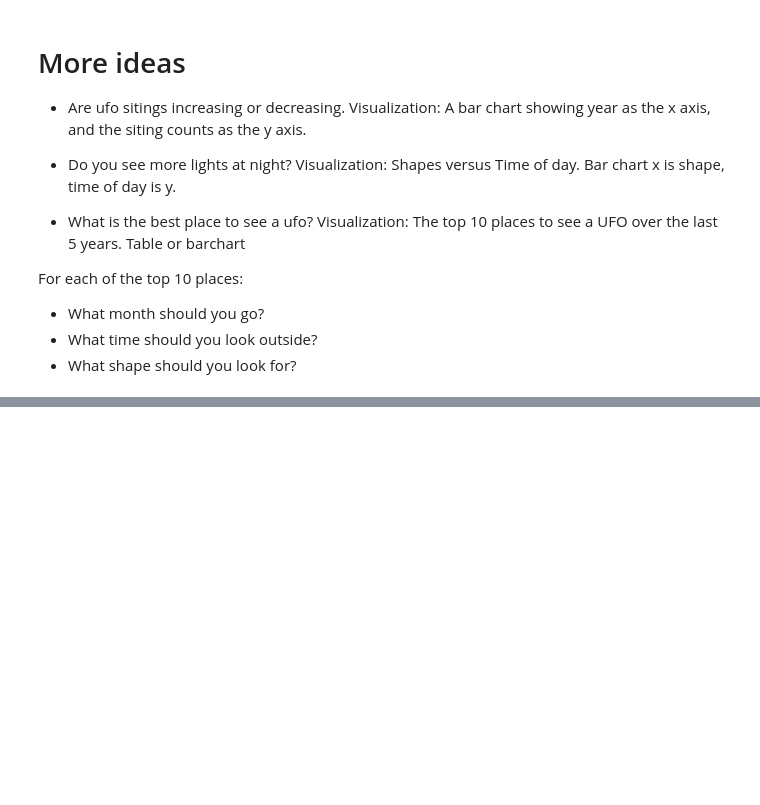
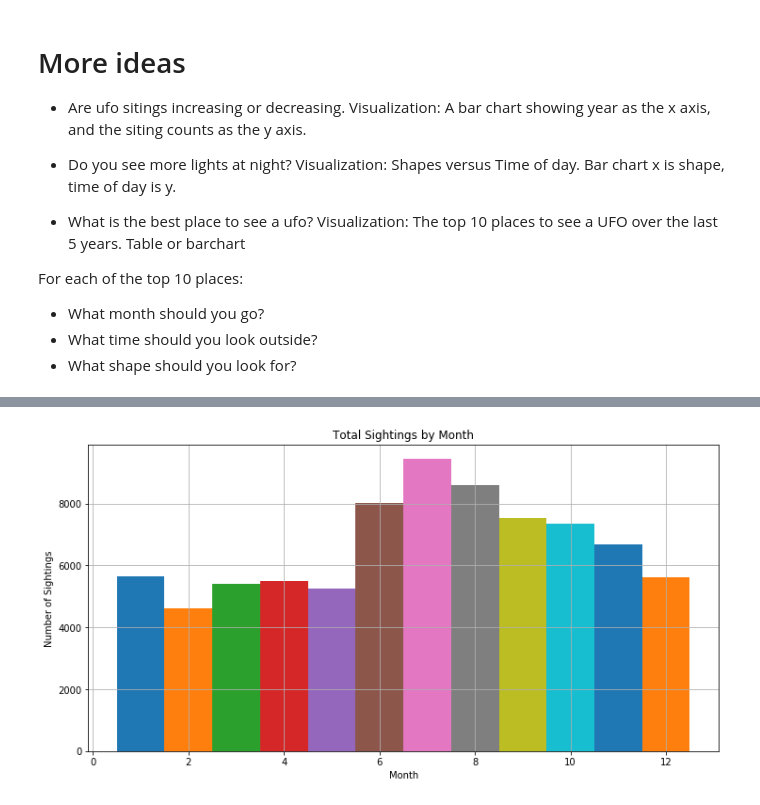
Before and after one commit to DouglasMatheny/GroupProject1, a Jupyter notebook: UFO_Data_Exploration.ipynb, the cells around one changed output, grey strips where cells are left out. Saved outputs shown, nothing was run; the diff lists cells and outputs as text; code cells hidden in the pictures; blank space fills up the shorter version.

```diff
--- a/UFO_Data_Exploration.ipynb
+++ b/UFO_Data_Exploration.ipynb
@@ -240,0 +344,4 @@ For each of the top 10 places:
+# %%
+most_ufo_by_month_df = pd.DataFrame(ufo_df.groupby(['month'])['datetime'].count())
+most_ufo_by_month_df.rename(inplace=True,columns={'datetime':'counts'})
+most_ufo_by_month_df.sort_values(by='month', ascending=True).head(15)
@@ -241,3 +363,26 @@ For each of the top 10 places:
+# %%
+fig = plt.figure(figsize=(12, 6));
+axes = fig.add_subplot(1, 1, 1)
+
+#Turn on the grid
+axes.grid()
+for index, cell in most_ufo_by_month_df.iterrows():
+    axes.bar(x=index, y=0, height=cell['counts'], \
+                 width=1
+            )
+
+rects = axes.patches
+
+
+# Plot title
+plt.title('Total Sightings by Month')
+axes.set_ylabel("Number of Sightings");
+axes.set_xlabel("Month");
+
+plt.savefig("month.png")
+plt.show()
+# %% [output]
+[figure, added]
 # %%
 #Create a dataframe from a group by.
 most_ufo_by_shape_df = pd.DataFrame(ufo_df.groupby(['shape'])['datetime'].count())
```
Also changed, not shown: parts of 12 cells of this notebook, 6 other files.
